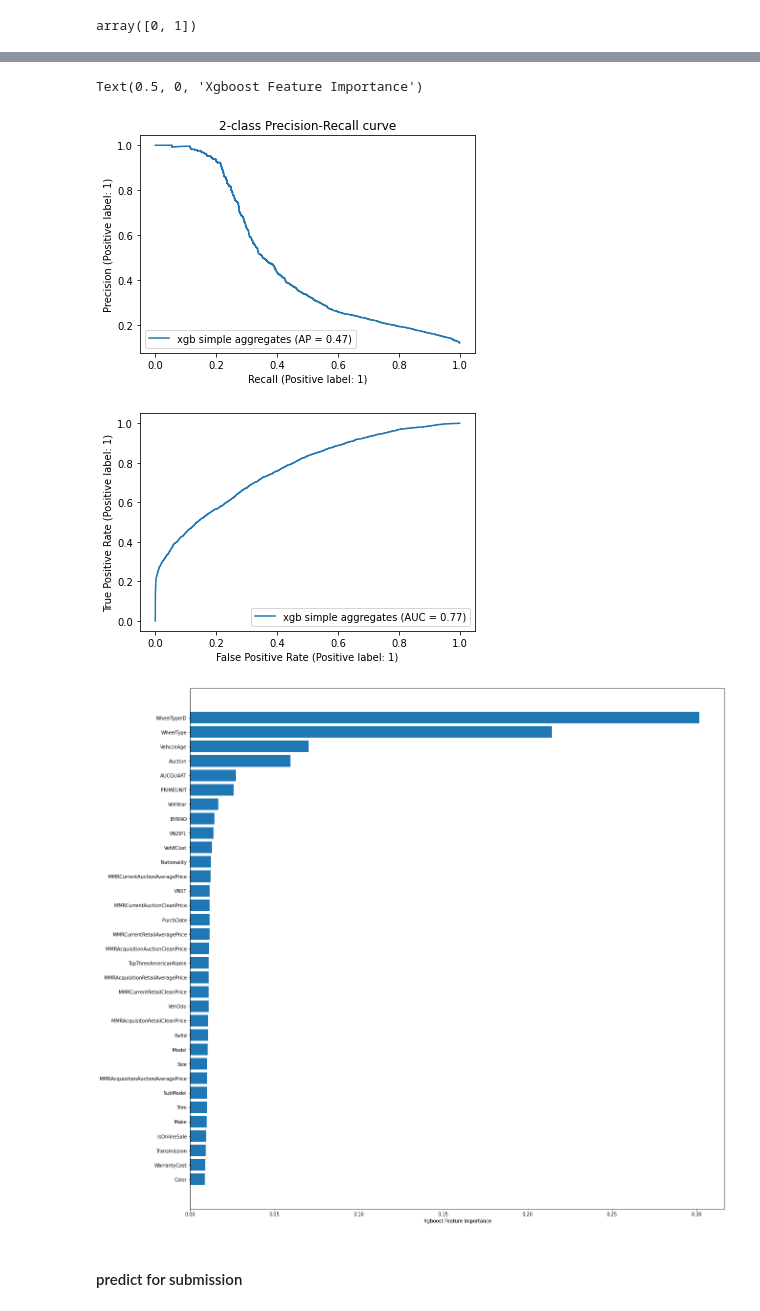
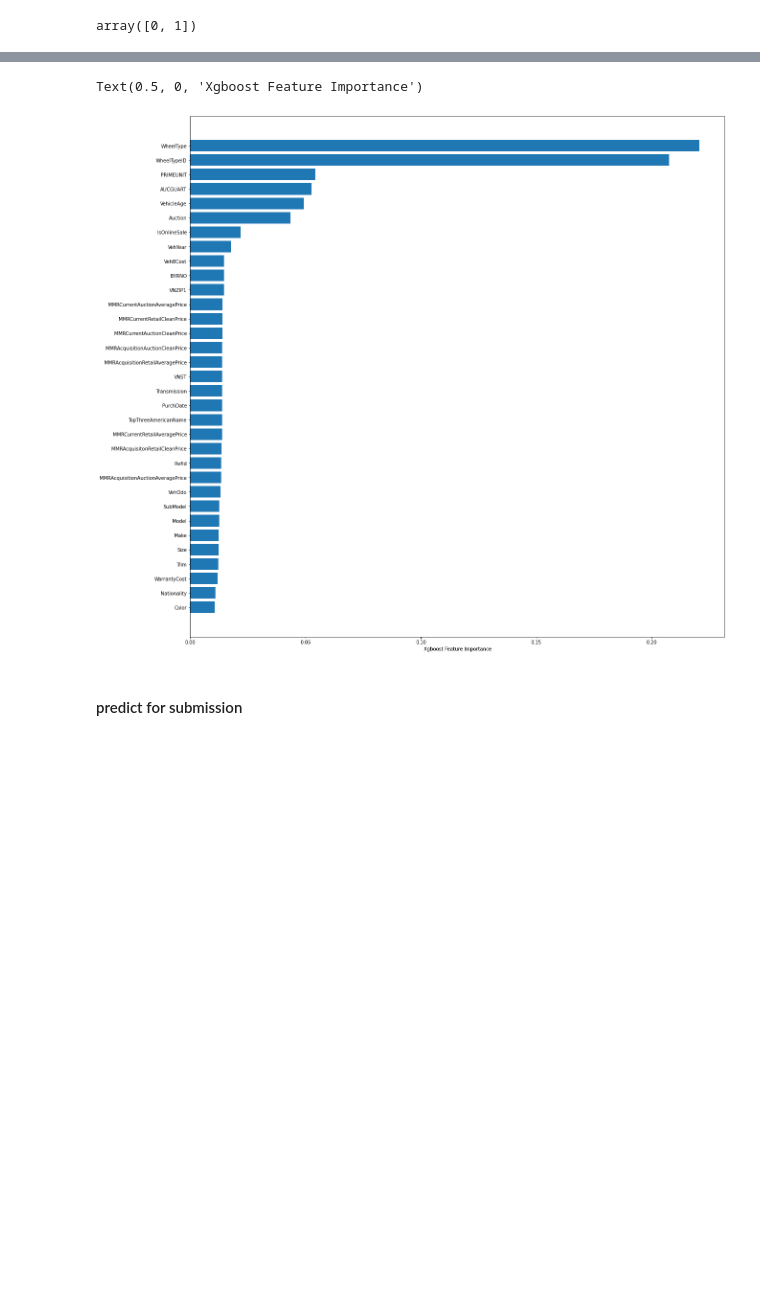
Before and after one commit to edwardmoradian/Project-Samples, a Jupyter notebook: dont get kicked/dont_get_kicked.ipynb, the cells around one changed output, grey strips where cells are left out. Cells and saved outputs as stored; diff of their text form; code cells hidden in the pictures; blank space fills up the shorter version.

Commit message:
version 2 model with results csv

```diff
--- a/dont get kicked/dont_get_kicked.ipynb
+++ b/dont get kicked/dont_get_kicked.ipynb
@@ -219,11 +221,14 @@ Index(['AUCGUART', 'Auction', 'BYRNO', 'Color', 'IsBadBuy', 'IsOnlineSale',
 # %%
 dim_cols_2 = dim_cols.copy().drop('IsBadBuy')
 # %%
-labelencoder = preprocessing.LabelEncoder()
+labelencoder = {}
 for col in dim_cols:
-    df_training[col] = labelencoder.fit_transform(df_training[col])
+    labelencoder[col] = preprocessing.LabelEncoder()
+    df_training[col] = labelencoder[col].fit_transform(df_training[col])
+labelencoder_test = {}
 for col in dim_cols_2:
-    df_test[col] = labelencoder.fit_transform(df_test[col])
+    labelencoder_test[col] = preprocessing.LabelEncoder()
+    df_test[col] = labelencoder_test[col].fit_transform(df_test[col])
 # %%
 df_training['IsBadBuy'].unique()
 # %% [output]
@@ -241,5 +268,6 @@ X_train, X_test, y_train, y_test = train_test_split(X, y, test_size=.25, random_
 # %%
-model = xgb.XGBClassifier(use_label_encoder=False,enable_categorical=False)
+# model = xgb.XGBClassifier(use_label_encoder=False,enable_categorical=False)
+model = xgb.XGBClassifier(max_depth=10,learning_rate=0.0601,n_estimators=500,grow_policy='depthwise',colsample_bytree=.8,subsample=.9,n_jobs=-1,eval_metric='error',reg_lambda=4,use_label_encoder=False,enable_categorical=False)
 # %%
 model.fit(X_train,y_train)
 # %% [output]
@@ -291,18 +318,16 @@ X_test.loc[X_test['preds']==1,:]
 # %%
-display = PrecisionRecallDisplay.from_predictions(y_test, scores, name="xgb simple aggregates")
-_ = display.ax_.set_title("2-class Precision-Recall curve")
+# display = PrecisionRecallDisplay.from_predictions(y_test, scores, name="xgb simple aggregates")
+# _ = display.ax_.set_title("2-class Precision-Recall curve")
 
-RocCurveDisplay.from_predictions(y_test, scores, name="xgb simple aggregates")
+# RocCurveDisplay.from_predictions(y_test, scores, name="xgb simple aggregates")
 
 sorted_idx = model.feature_importances_.argsort()
 plt.figure(figsize= (20,20))
 plt.barh([X.columns[x] for x in sorted_idx], model.feature_importances_[sorted_idx])
 plt.xlabel("Xgboost Feature Importance")
 # %% [output]
 Text(0.5, 0, 'Xgboost Feature Importance')
-[figure, old version]
+[figure, new version]
-[figure, removed]
-[figure, removed]
 # %% [markdown]
 #### predict for submission
 # %%
```
Also changed, not shown: parts of 13 cells of this notebook, 1 other file.
